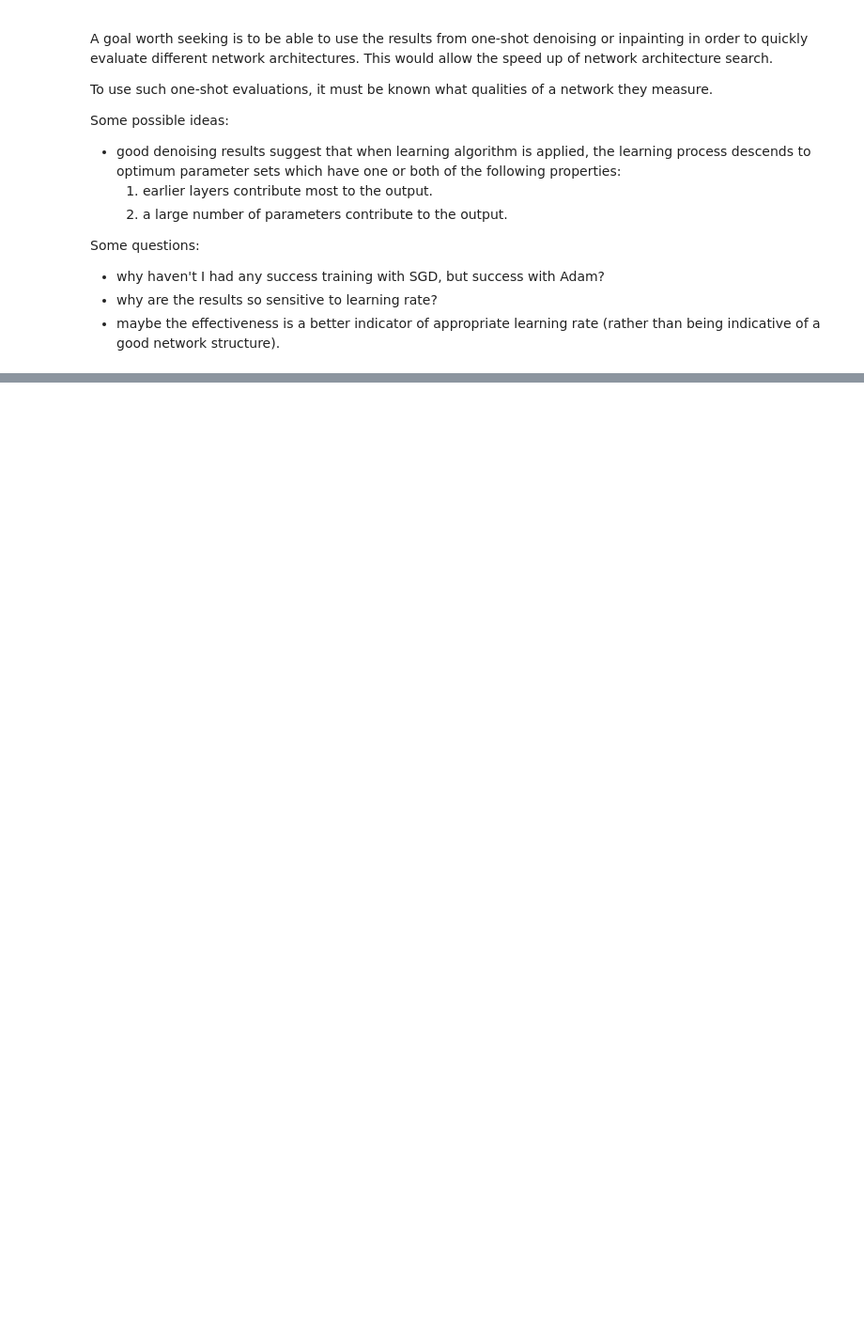
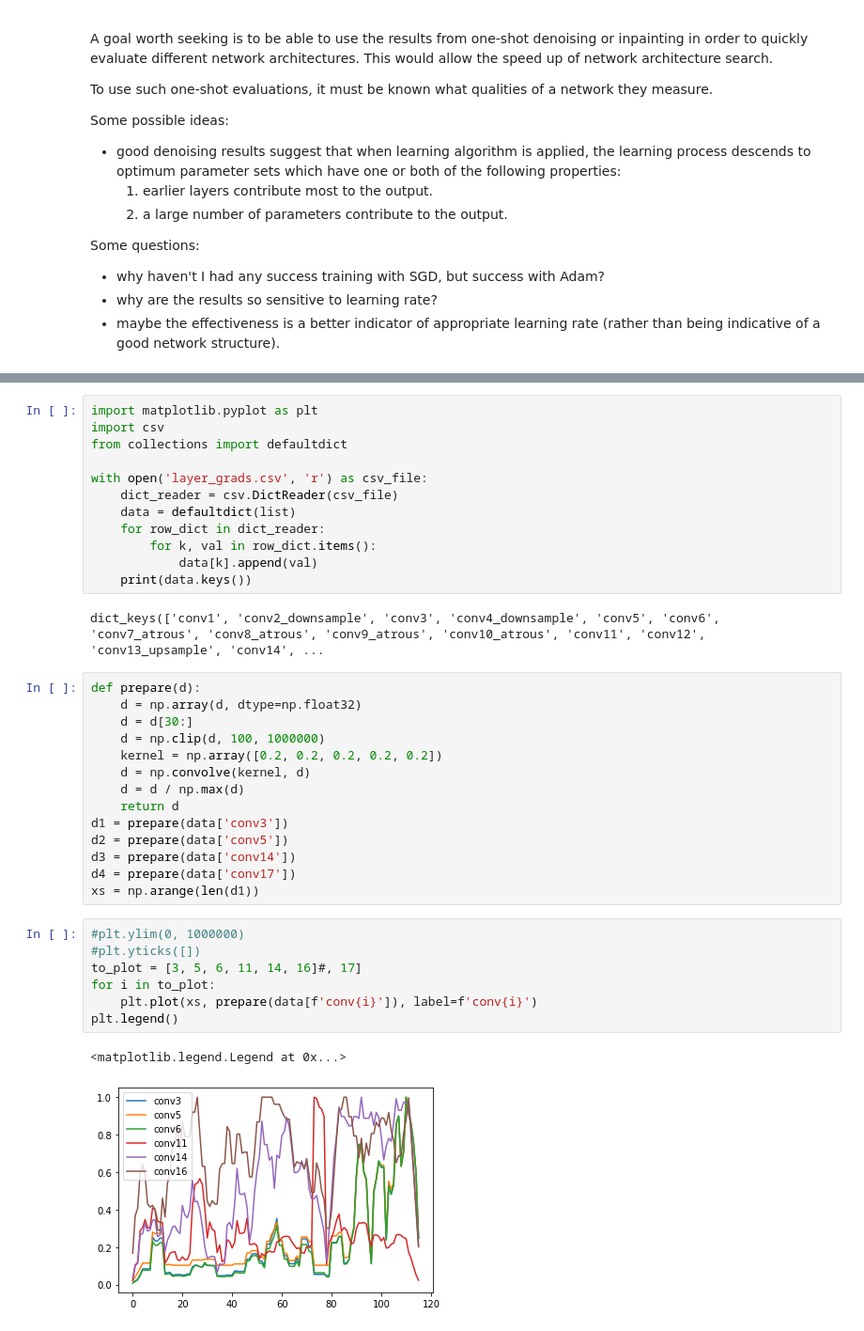
Before and after one commit to kevindoran/dip, a Jupyter notebook: notebooks/dip.ipynb, the cells around one changed output, grey strips where cells are left out. Shown at 94% size. Cells and saved outputs as stored; diff of their text form; blank space fills up the shorter version.

Commit message:
Create experiment to record gradient information while training. Data collection is working.

```diff
--- a/notebooks/dip.ipynb
+++ b/notebooks/dip.ipynb
@@ -67,3 +67,41 @@ proposition 1.
 If there is a strong positive relationship between the accuracy for the noisy
 pixels and the contribution distribution for the last layer-this is evidence
 for proposition 2.
+# %%
+import matplotlib.pyplot as plt
+import csv
+from collections import defaultdict
+
+with open('layer_grads.csv', 'r') as csv_file:
+    dict_reader = csv.DictReader(csv_file)
+    data = defaultdict(list)
+    for row_dict in dict_reader:
+        for k, val in row_dict.items():
+            data[k].append(val)
+    print(data.keys())
+# %% [output]
+dict_keys(['conv1', 'conv2_downsample', 'conv3', 'conv4_downsample', 'conv5', 'conv6', 'conv7_atrous', 'conv8_atrous', 'conv9_atrous', 'conv10_atrous', 'conv11', 'conv12', 'conv13_upsample', 'conv14', ...
+# %%
+def prepare(d):
+    d = np.array(d, dtype=np.float32)
+    d = d[30:]
+    d = np.clip(d, 100, 1000000)
+    kernel = np.array([0.2, 0.2, 0.2, 0.2, 0.2])
+    d = np.convolve(kernel, d)
+    d = d / np.max(d)
+    return d
+d1 = prepare(data['conv3'])
+d2 = prepare(data['conv5'])
+d3 = prepare(data['conv14'])
+d4 = prepare(data['conv17'])
+xs = np.arange(len(d1))
+# %%
+#plt.ylim(0, 1000000)
+#plt.yticks([])
+to_plot = [3, 5, 6, 11, 14, 16]#, 17]
+for i in to_plot:
+    plt.plot(xs, prepare(data[f'conv{i}']), label=f'conv{i}')
+plt.legend()
+# %% [output]
+<matplotlib.legend.Legend at 0x...>
+[figure, added]
```
Also changed, not shown: parts of 2 cells of this notebook, 7 other files.
